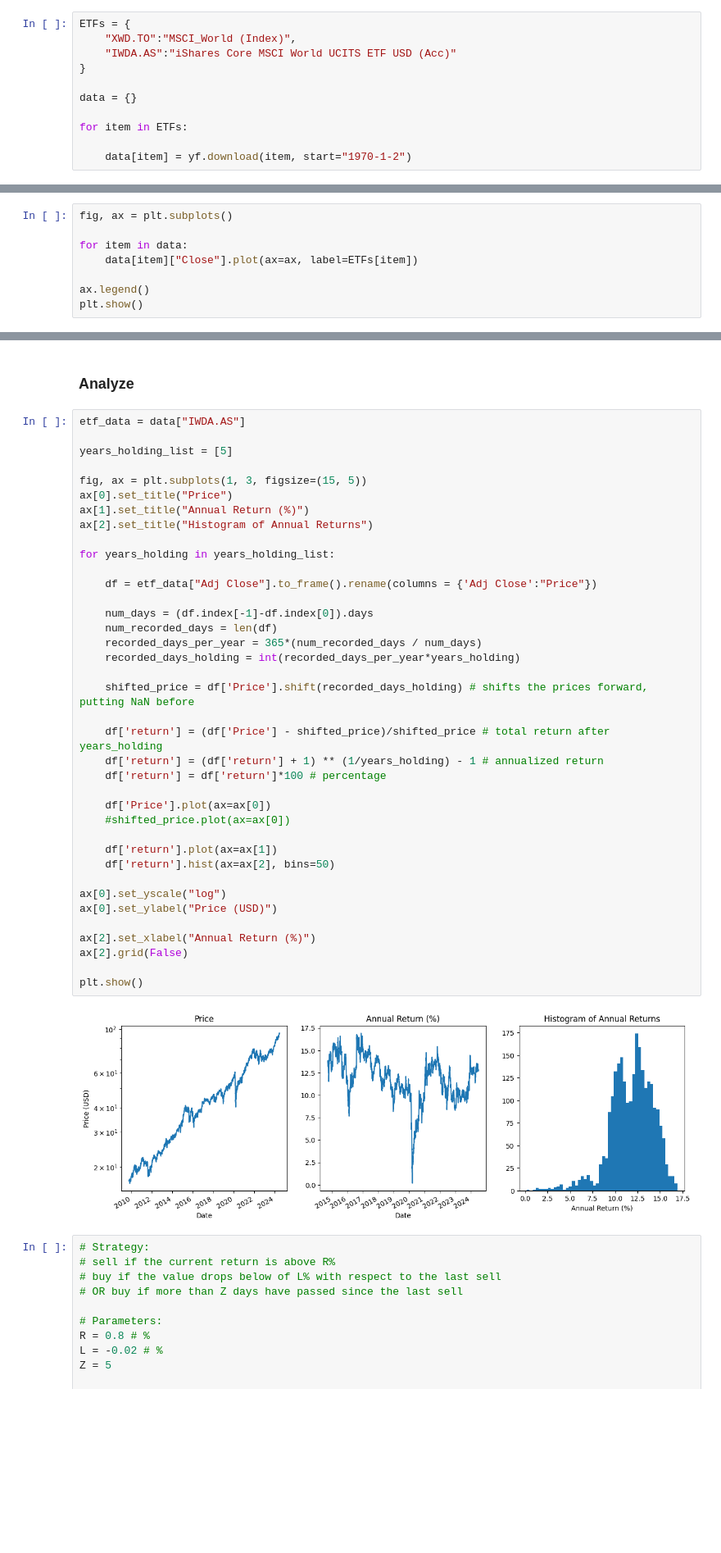
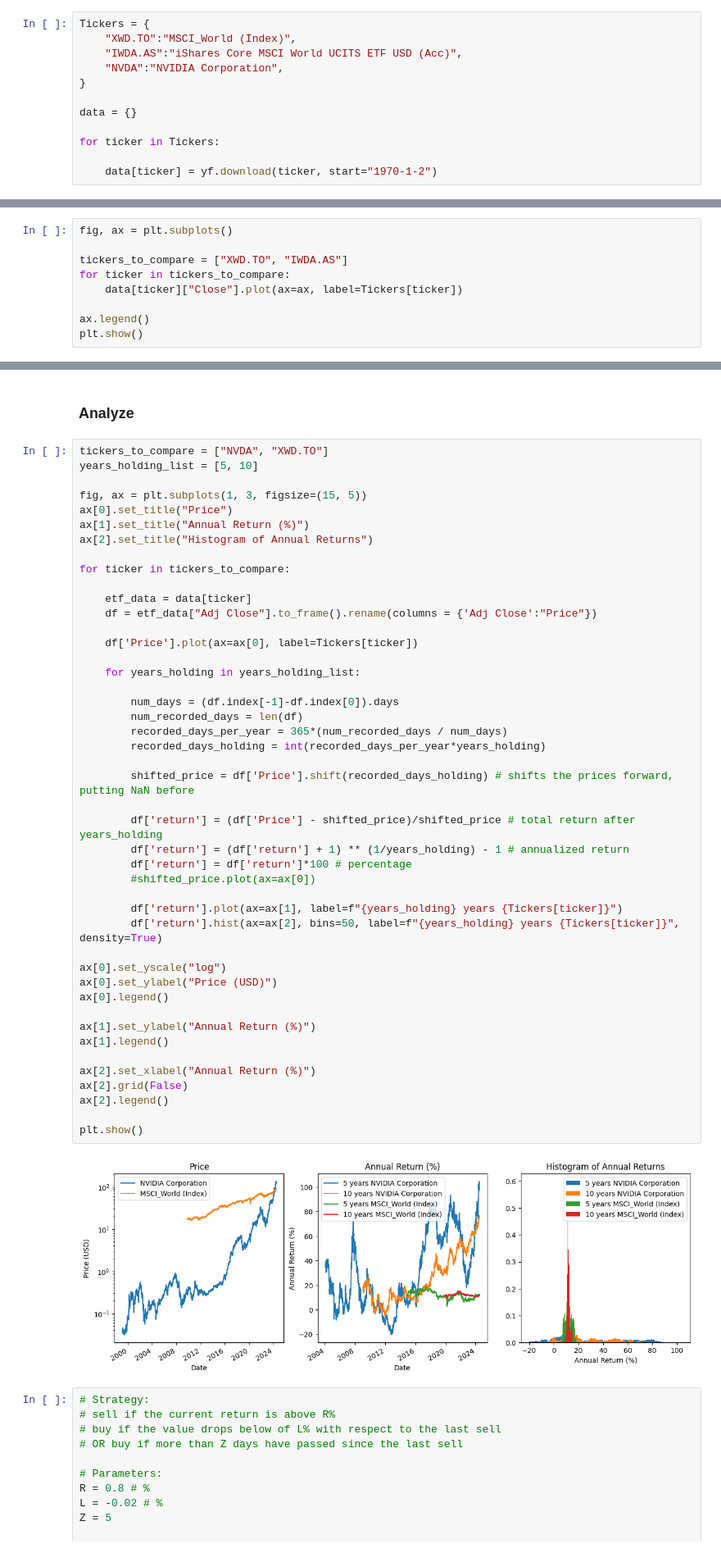
Before and after one commit to lorenzosquadrani/PyOtte, a Jupyter notebook: basics.ipynb, the cells around one changed output, grey strips where cells are left out. Shown at 82% size. Drawn from its saved outputs; the diff is of its cells as text; blank space fills up the shorter version.

```diff
--- a/basics.ipynb
+++ b/basics.ipynb
@@ -8,16 +8,17 @@ import yfinance as yf
 # %% [markdown]
 ### Get Data
 # %%
-ETFs = {
+Tickers = {
     "XWD.TO":"MSCI_World (Index)",
-    "IWDA.AS":"iShares Core MSCI World UCITS ETF USD (Acc)"
+    "IWDA.AS":"iShares Core MSCI World UCITS ETF USD (Acc)",
+    "NVDA":"NVIDIA Corporation",
 }
 
 data = {}
 
-for item in ETFs:
+for ticker in Tickers:
 
-    data[item] = yf.download(item, start="1970-1-2")
+    data[ticker] = yf.download(ticker, start="1970-1-2")
 # %% [output]
 [*********************100%%**********************]  1 of 1 completed
 [*********************100%%**********************]  1 of 1 completed
@@ -26,8 +28,9 @@ for item in ETFs:
 # %%
 fig, ax = plt.subplots()
 
-for item in data:
-    data[item]["Close"].plot(ax=ax, label=ETFs[item])
+tickers_to_compare = ["XWD.TO", "IWDA.AS"]
+for ticker in tickers_to_compare:
+    data[ticker]["Close"].plot(ax=ax, label=Tickers[ticker])
 
 ax.legend()
 plt.show()
@@ -36,45 +39,52 @@ plt.show()
 # %% [markdown]
 ### Analyze
 # %%
-etf_data = data["IWDA.AS"]
-
-years_holding_list = [5]
+tickers_to_compare = ["NVDA", "XWD.TO"]
+years_holding_list = [5, 10]
 
 fig, ax = plt.subplots(1, 3, figsize=(15, 5))
 ax[0].set_title("Price")
 ax[1].set_title("Annual Return (%)")
 ax[2].set_title("Histogram of Annual Returns")
 
-for years_holding in years_holding_list:
+for ticker in tickers_to_compare:
 
+    etf_data = data[ticker]
     df = etf_data["Adj Close"].to_frame().rename(columns = {'Adj Close':"Price"})
 
-    num_days = (df.index[-1]-df.index[0]).days
-    num_recorded_days = len(df)
-    recorded_days_per_year = 365*(num_recorded_days / num_days)
-    recorded_days_holding = int(recorded_days_per_year*years_holding)
+    df['Price'].plot(ax=ax[0], label=Tickers[ticker])
 
-    shifted_price = df['Price'].shift(recorded_days_holding) # shifts the prices forward, putting NaN before
+    for years_holding in years_holding_list:
 
-    df['return'] = (df['Price'] - shifted_price)/shifted_price # total return after years_holding
-    df['return'] = (df['return'] + 1) ** (1/years_holding) - 1 # annualized return
-    df['return'] = df['return']*100 # percentage
+        num_days = (df.index[-1]-df.index[0]).days
+        num_recorded_days = len(df)
+        recorded_days_per_year = 365*(num_recorded_days / num_days)
+        recorded_days_holding = int(recorded_days_per_year*years_holding)
 
-    df['Price'].plot(ax=ax[0])
-    #shifted_price.plot(ax=ax[0])
+        shifted_price = df['Price'].shift(recorded_days_holding) # shifts the prices forward, putting NaN before
 
-    df['return'].plot(ax=ax[1])
-    df['return'].hist(ax=ax[2], bins=50)
+        df['return'] = (df['Price'] - shifted_price)/shifted_price # total return after years_holding
+        df['return'] = (df['return'] + 1) ** (1/years_holding) - 1 # annualized return
+        df['return'] = df['return']*100 # percentage
+        #shifted_price.plot(ax=ax[0])
+
+        df['return'].plot(ax=ax[1], label=f"{years_holding} years {Tickers[ticker]}")
+        df['return'].hist(ax=ax[2], bins=50, label=f"{years_holding} years {Tickers[ticker]}", density=True)
 
 ax[0].set_yscale("log")
 ax[0].set_ylabel("Price (USD)")
+ax[0].legend()
+
+ax[1].set_ylabel("Annual Return (%)")
+ax[1].legend()
 
 ax[2].set_xlabel("Annual Return (%)")
 ax[2].grid(False)
+ax[2].legend()
 
 plt.show()
 # %% [output]
-[figure, old version]
+[figure, new version]
 # %%
 # Strategy:
 # sell if the current return is above R%
```
Also changed, not shown: parts of 1 cell of this notebook, 2 other files.
